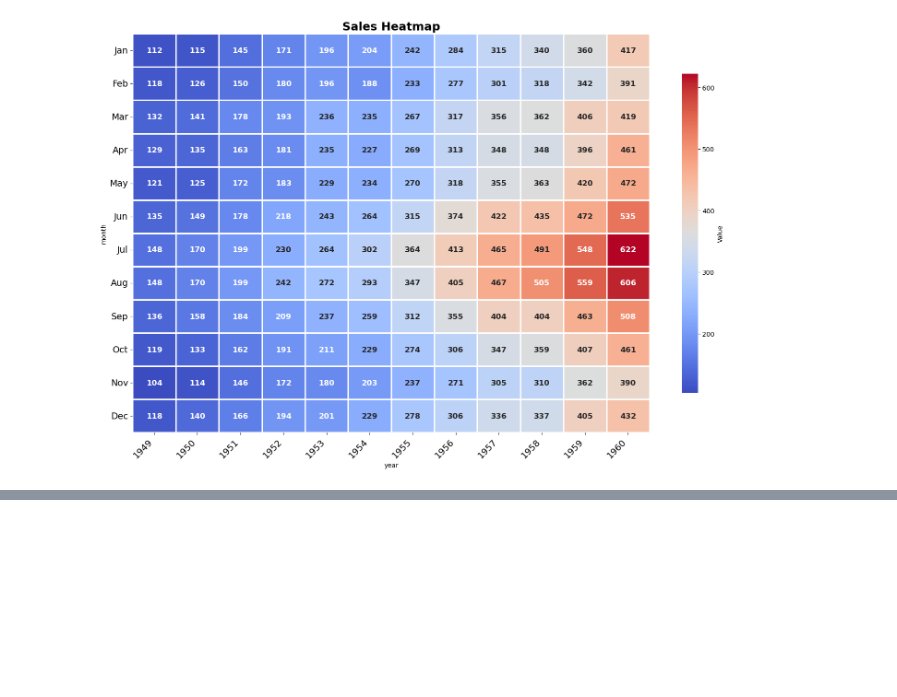
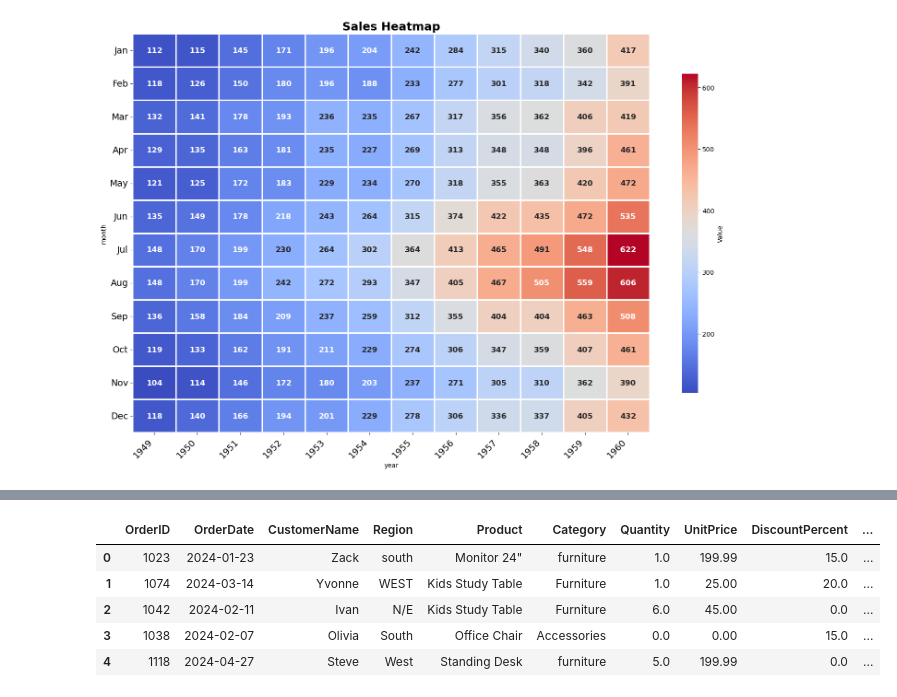
Before and after one commit to kishorecheruku0817/Practice_ML, a Jupyter notebook: Matrixplots.ipynb, the cells around one changed output, grey strips where cells are left out. Saved outputs shown, nothing was run; the diff lists cells and outputs as text; code cells hidden in the pictures; blank space fills up the shorter version.

```diff
--- a/Matrixplots.ipynb
+++ b/Matrixplots.ipynb
@@ -69,0 +84,11 @@ plt.tight_layout()
+# %%
+df = pd.read_csv('/Users/kishorecheruku/Downloads/cleaned_data (3).csv')
+df.head(5)
+# sns.histplot(data=tips, x='total_bill', y="tip", hue='sex')
+# %% [output]
+|  | OrderID | OrderDate | CustomerName | Region | Product | Category | Quantity | UnitPrice | DiscountPercent | ... |
+| 0 | 1023 | 2024-01-23 | Zack | south | Monitor 24" | furniture | 1.0 | 199.99 | 15.0 | ... |
+| 1 | 1074 | 2024-03-14 | Yvonne | WEST | Kids Study Table | Furniture | 1.0 | 25.00 | 20.0 | ... |
+| 2 | 1042 | 2024-02-11 | Ivan | N/E | Kids Study Table | Furniture | 6.0 | 45.00 | 0.0 | ... |
+| 3 | 1038 | 2024-02-07 | Olivia | South | Office Chair | Accessories | 0.0 | 0.00 | 15.0 | ... |
+| 4 | 1118 | 2024-04-27 | Steve | West | Standing Desk | furniture | 5.0 | 199.99 | 0.0 | ... |
```
Also changed, not shown: parts of 4 cells of this notebook, 6 other files.
